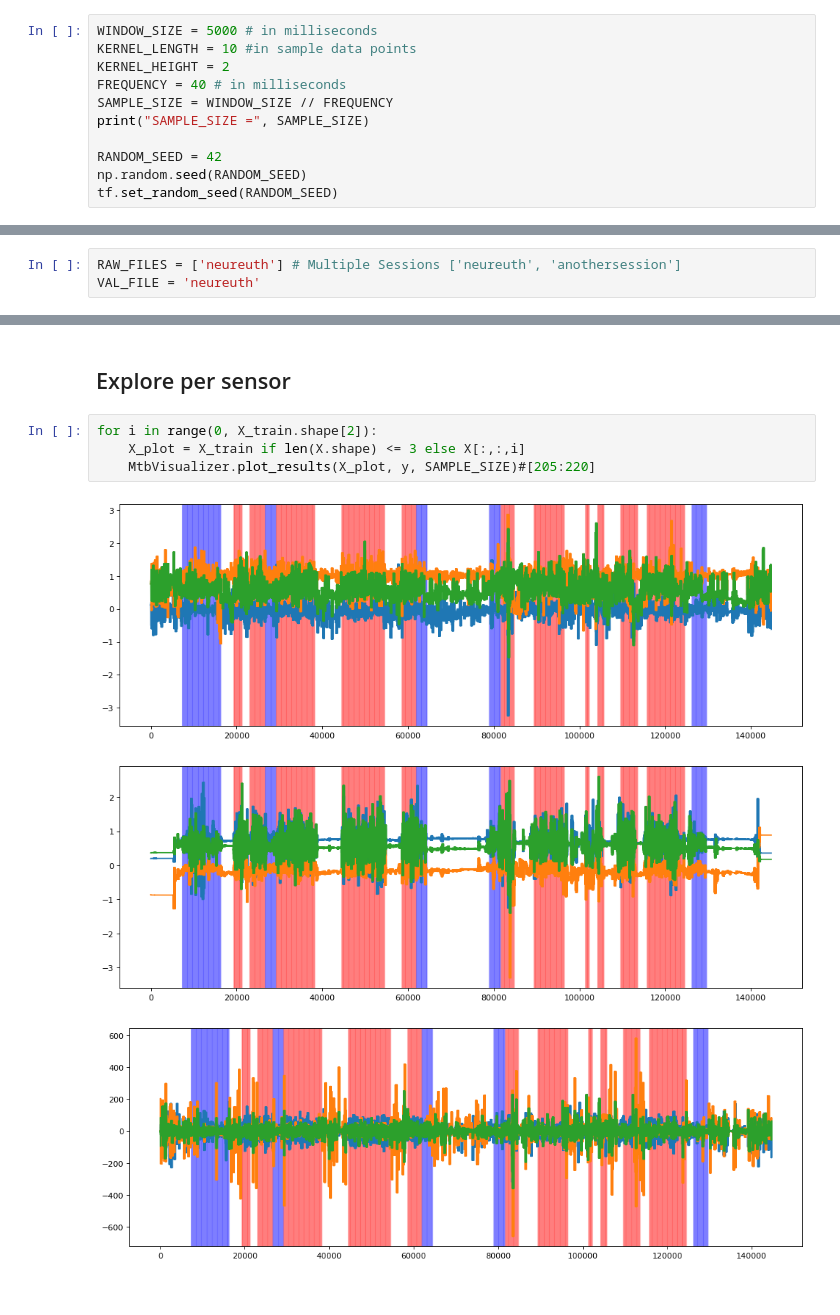
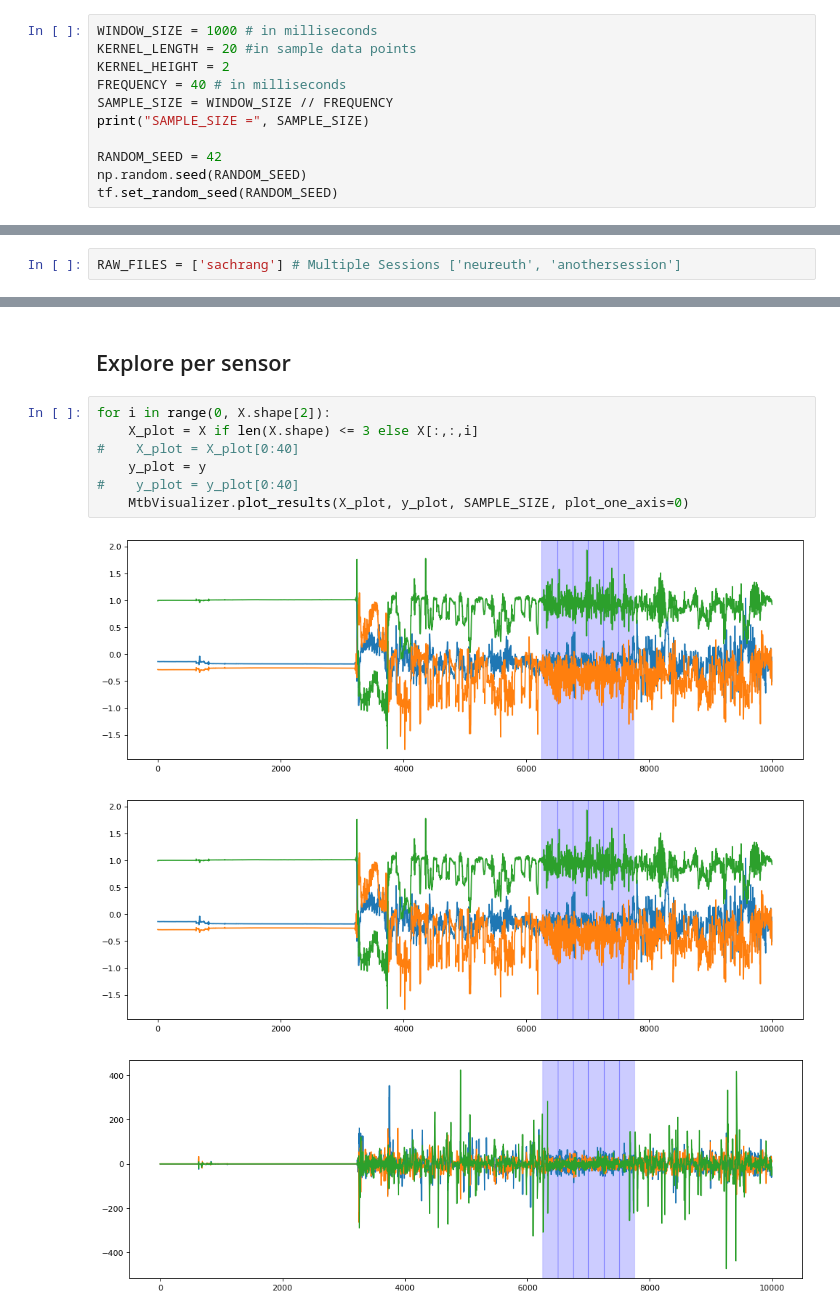
Before and after one commit to langersteff/trail-difficulty-classification, a Jupyter notebook: notebooks/02_networks.ipynb, the cells around one changed output, grey strips where cells are left out. Saved outputs shown, nothing was run; the diff lists cells and outputs as text.

```diff
--- a/notebooks/02_networks.ipynb
+++ b/notebooks/02_networks.ipynb
@@ -24,8 +24,8 @@ from models.conv1d_model import Conv1dModel
 from models.conv2d_model import Conv2dModel
 from tensorflow.keras.callbacks import ModelCheckpoint
 # %%
-WINDOW_SIZE = 5000 # in milliseconds
-KERNEL_LENGTH = 10 #in sample data points
+WINDOW_SIZE = 1000 # in milliseconds
+KERNEL_LENGTH = 20 #in sample data points
 KERNEL_HEIGHT = 2
 FREQUENCY = 40 # in milliseconds
 SAMPLE_SIZE = WINDOW_SIZE // FREQUENCY
@@ -43,8 +43,7 @@ SAMPLE_SIZE = 125
 # %% [markdown]
 #### Conv2d, multiple Sensors and multiple sessions
 # %%
-RAW_FILES = ['neureuth'] # Multiple Sessions ['neureuth', 'anothersession']
-VAL_FILE = 'neureuth'
+RAW_FILES = ['sachrang'] # Multiple Sessions ['neureuth', 'anothersession']
 # %%
 def load_data():
     X_result = None
@@ -203,10 +151,13 @@ MtbVisualizer.print_confusion_matrix(y, y_pred, labels=[0,1,2,3])
 # %% [markdown]
 ## Explore per sensor
 # %%
-for i in range(0, X_train.shape[2]):
-    X_plot = X_train if len(X.shape) <= 3 else X[:,:,i]
-    MtbVisualizer.plot_results(X_plot, y, SAMPLE_SIZE)#[205:220]
+for i in range(0, X.shape[2]):
+    X_plot = X if len(X.shape) <= 3 else X[:,:,i]
+#    X_plot = X_plot[0:40]
+    y_plot = y
+#    y_plot = y_plot[0:40]
+    MtbVisualizer.plot_results(X_plot, y_plot, SAMPLE_SIZE, plot_one_axis=0)
 # %% [output]
-[figure, old version]
+[figure, new version]
-[figure, old version]
+[figure, new version]
-[figure, old version]
+[figure, new version]
```
Also changed, not shown: parts of 15 cells of this notebook, 24 other files.
